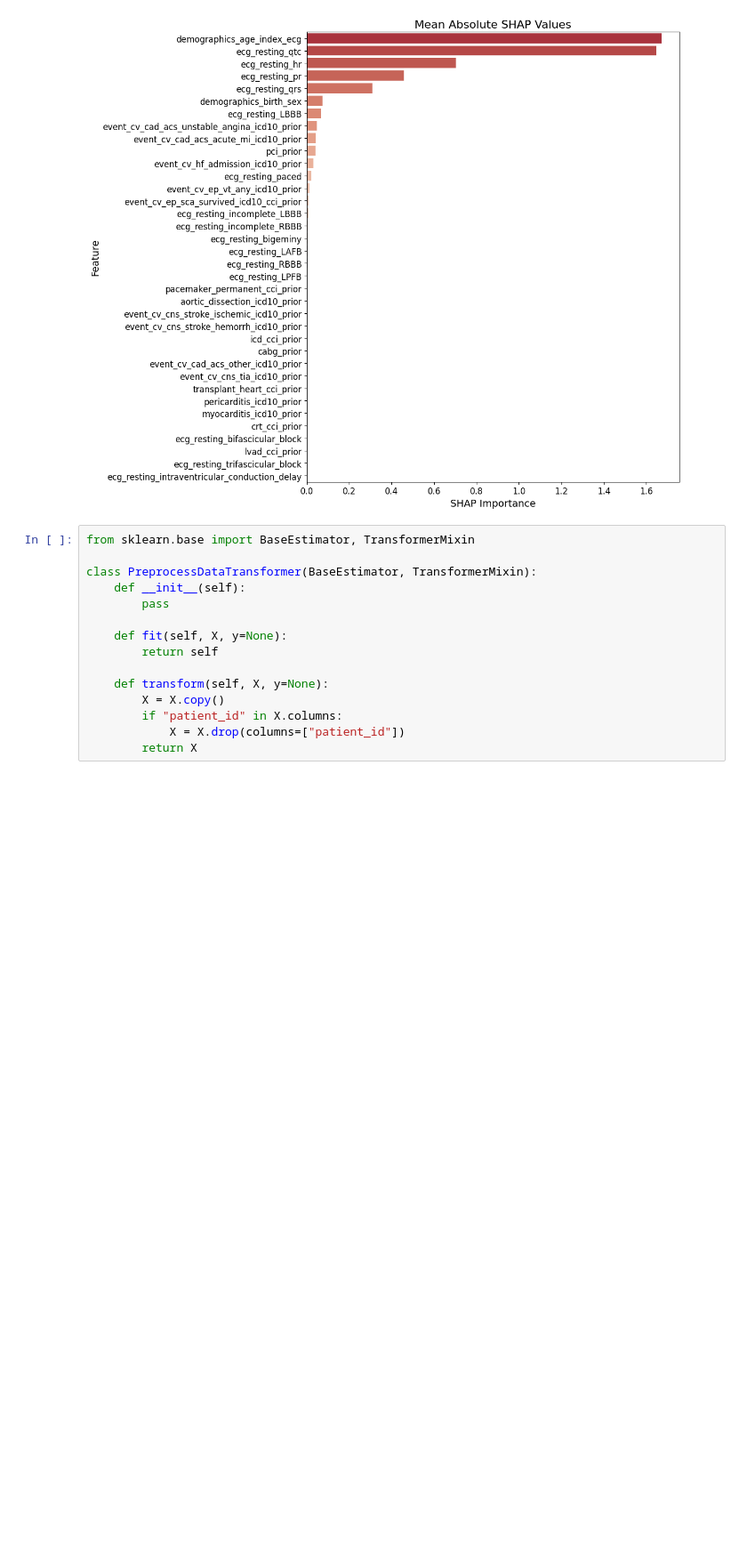
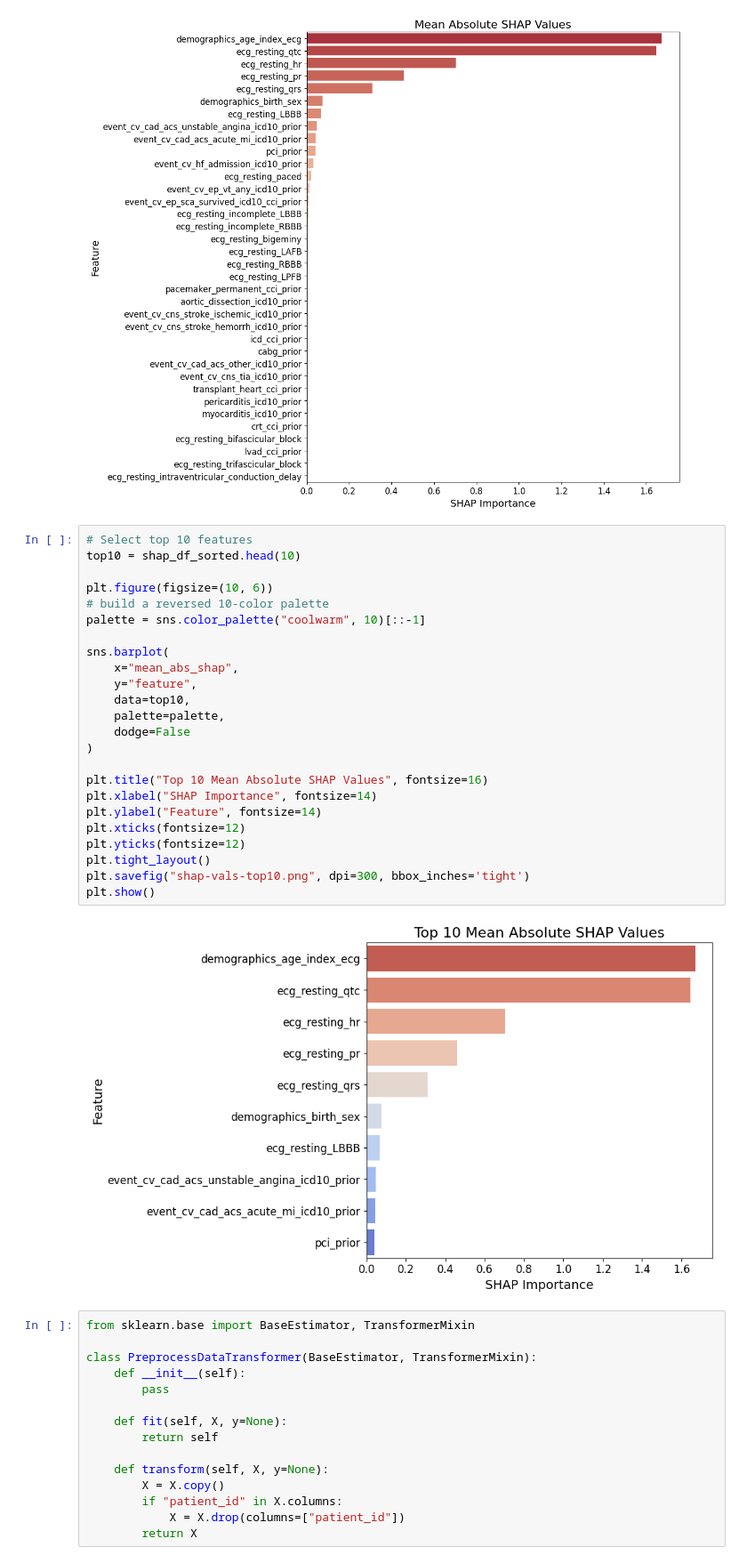
Before and after one commit to yildiramdsa/af-risk-prediction-using-ecg-and-ehr-data, a Jupyter notebook: model_development.ipynb, the cells around one changed output. Shown at 89% size. Cells and saved outputs as stored; diff of their text form; blank space fills up the shorter version.

Commit message:
plots

```diff
--- a/model_development.ipynb
+++ b/model_development.ipynb
@@ -278,6 +278,32 @@ plt.savefig("shap-vals.png", dpi=300, bbox_inches='tight')
 plt.show()
 # %% [output]
 [figure]
+# %%
+# Select top 10 features
+top10 = shap_df_sorted.head(10)
+
+plt.figure(figsize=(10, 6))
+# build a reversed 10‑color palette
+palette = sns.color_palette("coolwarm", 10)[::-1]
+
+sns.barplot(
+    x="mean_abs_shap",
+    y="feature",
+    data=top10,
+    palette=palette,
+    dodge=False
+)
+
+plt.title("Top 10 Mean Absolute SHAP Values", fontsize=16)
+plt.xlabel("SHAP Importance", fontsize=14)
+plt.ylabel("Feature", fontsize=14)
+plt.xticks(fontsize=12)
+plt.yticks(fontsize=12)
+plt.tight_layout()
+plt.savefig("shap-vals-top10.png", dpi=300, bbox_inches='tight')
+plt.show()
+# %% [output]
+[figure, added]
 # %%
 from sklearn.base import BaseEstimator, TransformerMixin
 
```
Also changed, not shown: parts of 5 cells of this notebook, 4 other files.
